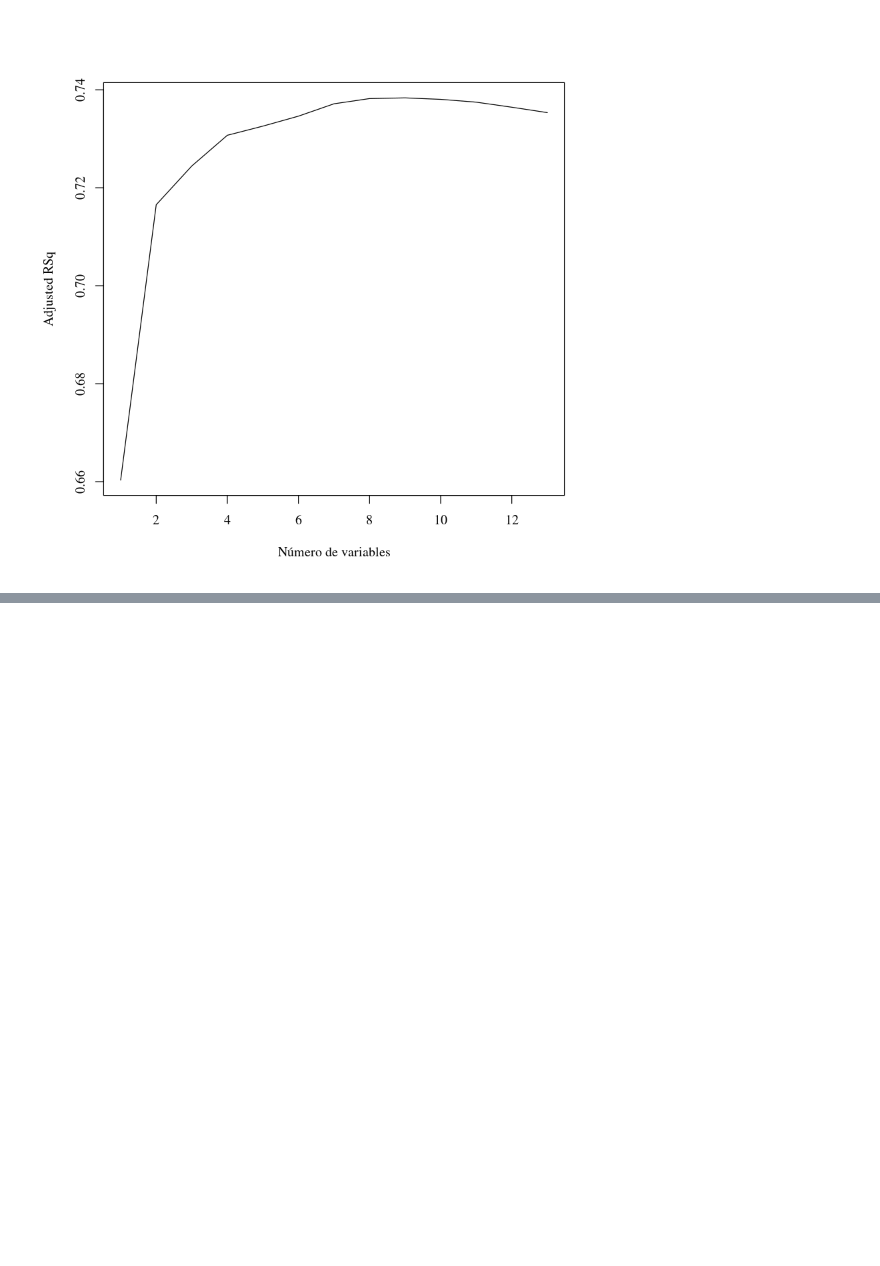
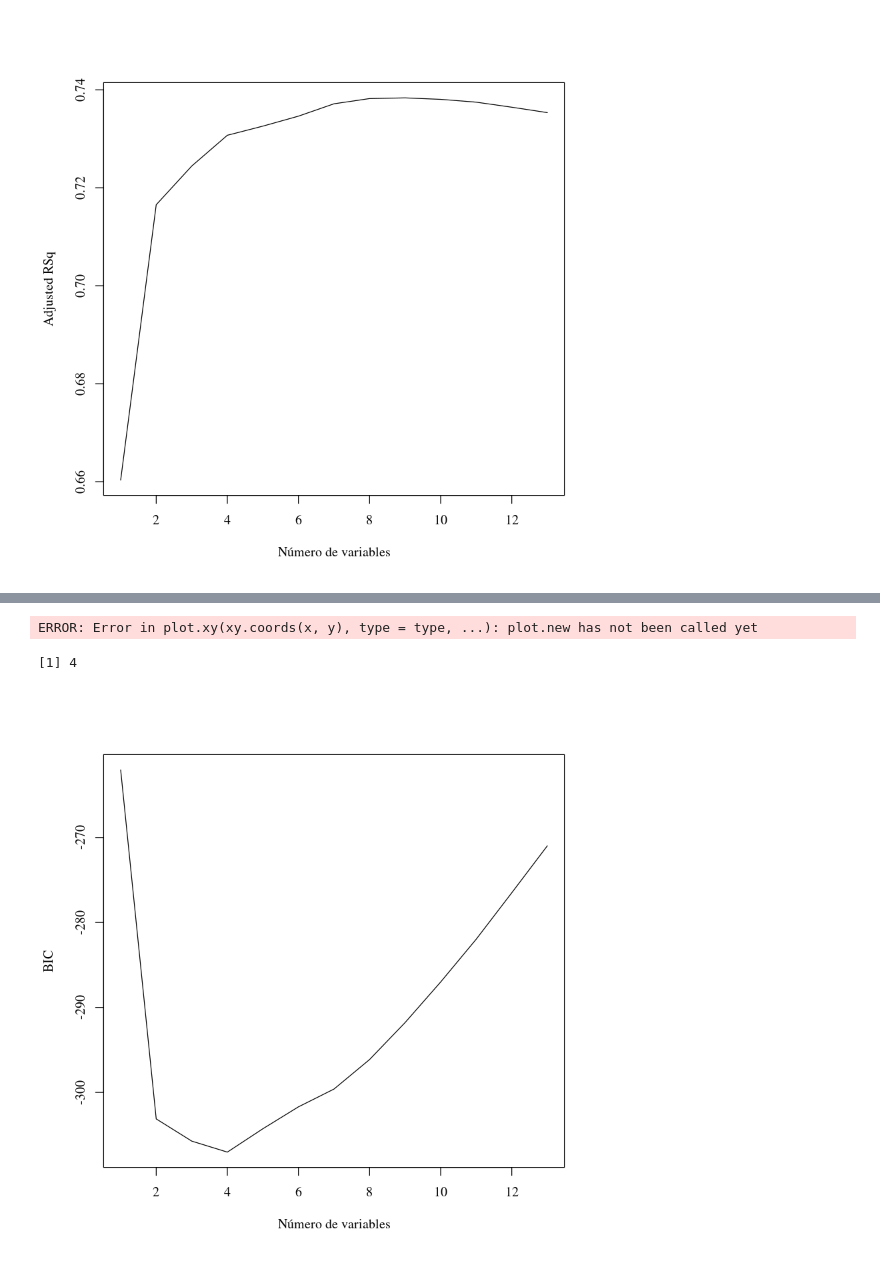
Before and after one commit to jgomezz/MsEstadAplic_MetodosEstadisticos, a Jupyter notebook: RegresionAplicada-13-SeleccionDeVariables.ipynb, the cells around one changed output, grey strips where cells are left out. Saved outputs shown, nothing was run; the diff lists cells and outputs as text; code cells hidden in the pictures; blank space fills up the shorter version.

```diff
--- a/RegresionAplicada-13-SeleccionDeVariables.ipynb
+++ b/RegresionAplicada-13-SeleccionDeVariables.ipynb
@@ -160,0 +187,17 @@ plot(reg.summary$adjr2, xlab = "Número de variables", ylab = "Adjusted RSq", ty
+# %%
+# Para buscar el modelo en el gráfico, sabiendo que es el modelo 7
+
+points(7, reg.summary$cp[7], col = "red", cex = 2, pch = 20)
+
+# ES UN ERROR EN EL GRAFICO
+# %% [output]
+ERROR: Error in plot.xy(xy.coords(x, y), type = type, ...): plot.new has not been called yet
+# %%
+########################################
+##  Aplicando el método de BIC
+########################################
+plot(reg.summary$bic, xlab = "Número de variables", ylab = "BIC", type = 'l')
+which.min(reg.summary$bic)
+# %% [output]
+[1] 4
+[figure, added]
```
Also changed, not shown: parts of 10 cells of this notebook.
